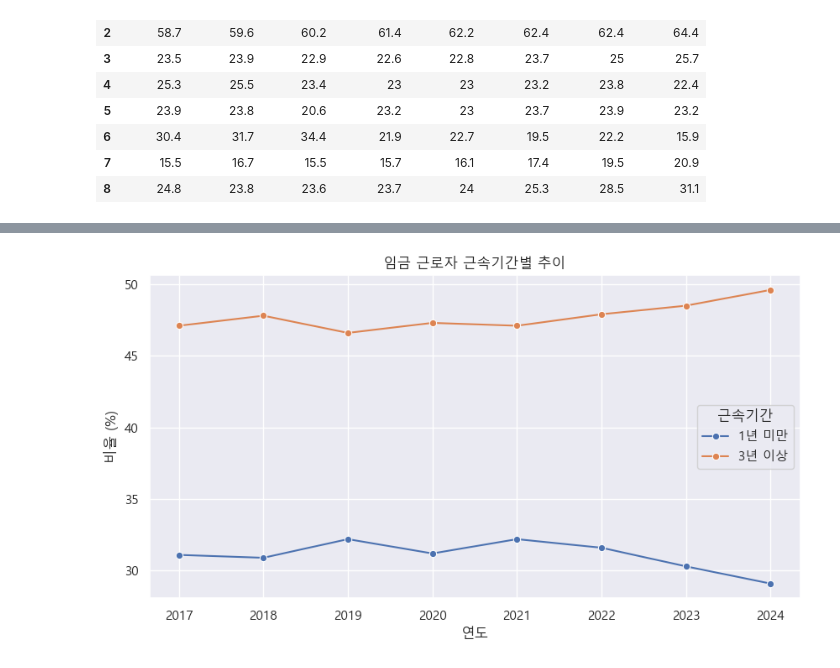
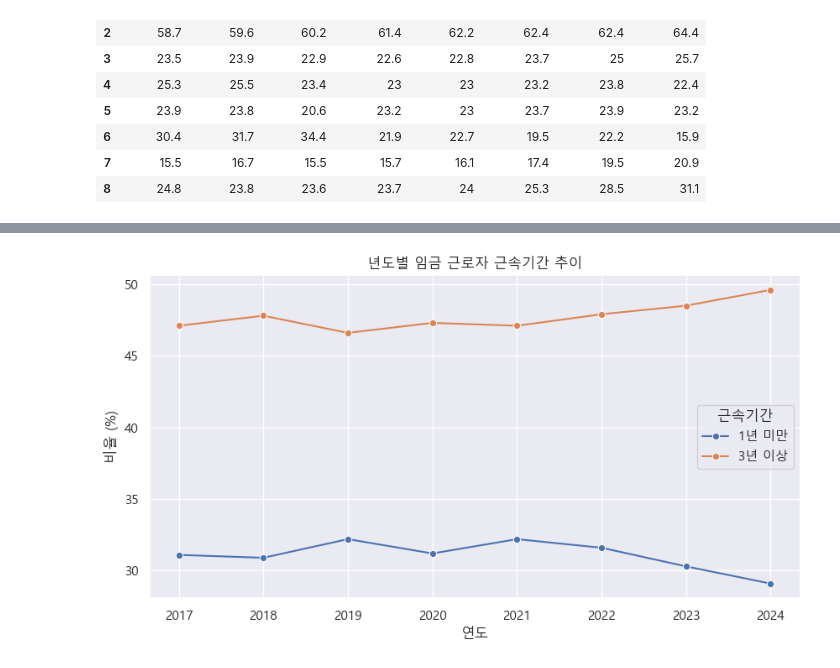
Before and after one commit to byeori-jang/mid_project, a Jupyter notebook: working.ipynb, the cells around one changed output, grey strips where cells are left out. Saved outputs shown, nothing was run; the diff lists cells and outputs as text; code cells hidden in the pictures.

```diff
--- a/working.ipynb
+++ b/working.ipynb
@@ -23,5 +23,4 @@ plt.rcParams['axes.unicode_minus'] = False
 from scipy import stats
 # %%
 # 근속기간
-c_employment = pd.read_excel("data\근로형태별 평균근속기간 및 근속기간별 구성비.xlsx")
-c_employment
+c_employment = pd.read_excel("data/근로형태별 평균근속기간 및 근속기간별 구성비.xlsx")
@@ -125,24 +109,24 @@ plt.show()
 # %%
 years = [] # 연도 리스트 저장
 for i in c_employment_wage1.columns:
     years.append(i.split('.')[0]) # 연도 추출
 
 # 데이터프레임 생성하여 시각화
 plot_df = pd.DataFrame({
     '연도': years,
     '1년 미만': c_employment_wage1.iloc[0].values,
     '3년 이상': c_employment_wage3.iloc[0].values
 })
 
 plot_df = plot_df.melt(id_vars='연도', var_name='근속기간', value_name='비율')
 
 # 선그래프
 sns.lineplot(data=plot_df, x='연도', y='비율', hue='근속기간', marker='o')
-plt.title('임금 근로자 근속기간별 추이')
+plt.title('년도별 임금 근로자 근속기간 추이')
 plt.xlabel('연도')
 plt.ylabel('비율 (%)')
 plt.grid(True)
 plt.legend(title='근속기간')
 plt.show()
 # %% [output]
-[figure, old version]
+[figure, new version]
```
Also changed, not shown: parts of 3 cells of this notebook.
